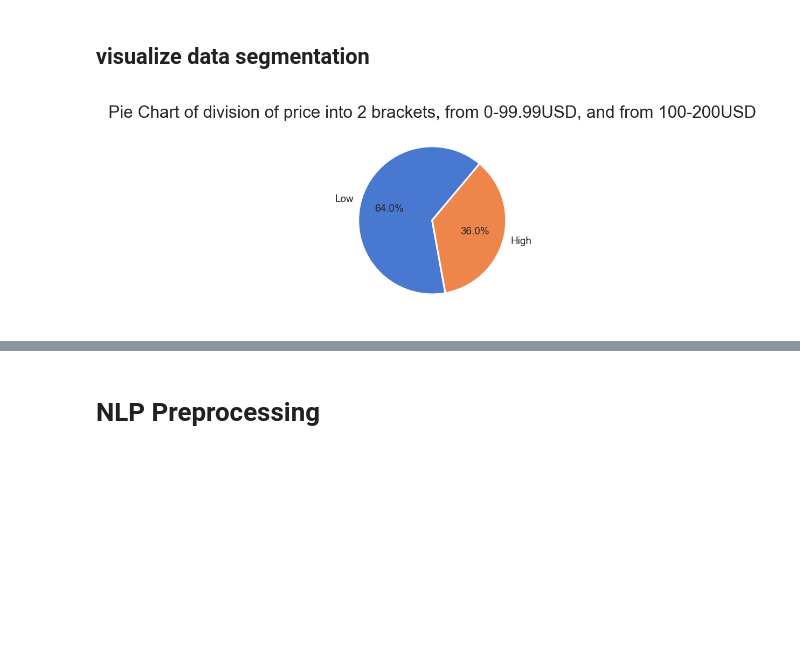
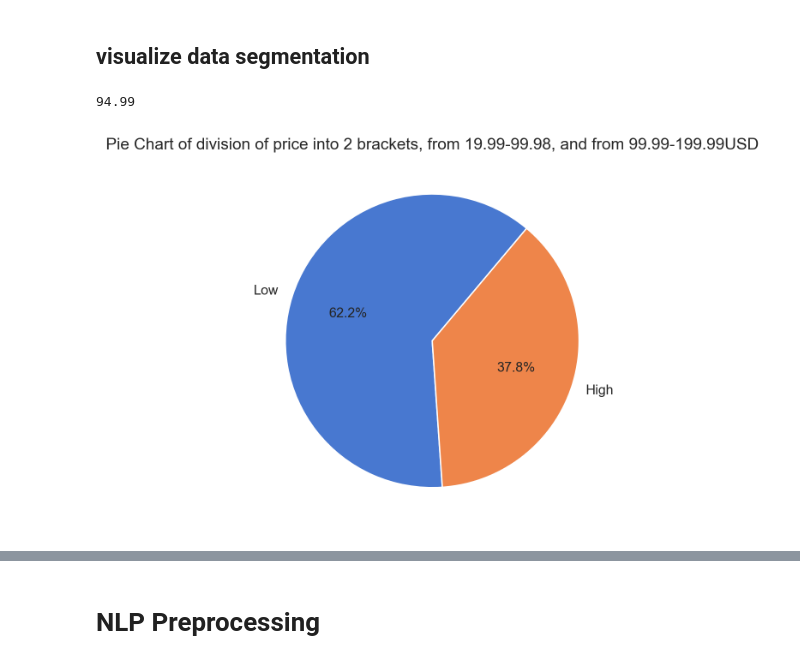
Before and after one commit to MariumS/NLP_Udemy_API, a Jupyter notebook: Full_Notebook.ipynb, the cells around one changed output, grey strips where cells are left out. Cells and saved outputs as stored; diff of their text form; code cells hidden in the pictures; blank space fills up the shorter version.

```diff
--- a/Full_Notebook.ipynb
+++ b/Full_Notebook.ipynb
@@ -194,7 +231,8 @@ def dataframing(result, category):
 categories=['Design','Marketing','Development','Music','Lifestyle']
 
 df=pd.DataFrame(columns=['id', 'price', 'headline','category'])
+
 for i in range(len(categories)):
-    n = get_all_course_data(max_records=5000, category=categories[i])
+    n = get_all_course_data(max_records=5000, category=categories[i], language='en')
     n = dataframing(n, category=categories[i])
     df = df.append([n])
@@ -367,0 +461,3 @@ data.price.max()/2-1
+# %%
+cutoff = round(data.price.max()/2-.01, 2)
+cutoff
@@ -368,7 +466,7 @@ data.price.max()/2-1
 # %%
 data['price_bracket_2']=0
 for i in range(0, len(data)):
-    if (data.price[i] <= ((data.price.max()/2)-.01)):
+    if (data.price[i] <= (cutoff)):
         data['price_bracket_2'][i]=0
     else:
         data['price_bracket_2'][i]=1
@@ -380,21 +478,30 @@ data['price_bracket_2'].value_counts()
 Name: price_bracket_2, dtype: int64
 # %% [markdown]
 ## visualize data segmentation
+# %%
+l = data[data.price_bracket_2==0]
+h = data[data.price_bracket_2==1]
+# %%
+ l1.price.max()
+# %% [output]
+94.99
 # %%
-l = len(data[data.price_bracket_2==0])
-h = len(data[data.price_bracket_2==1])
-
+ll= len(l)
+lh = len(h)
 category_names = ['Low', 'High']
-sizes = [l, h]
-plt.figure(figsize= (2,2), dpi = 227)
+sizes = [ll, lh]
+plt.figure(figsize= (5,5), dpi = 227)
 plt.pie(sizes, labels=category_names,
-        textprops={'fontsize' :6} , startangle=50,
+        textprops={'fontsize' :10} , startangle=50,
        autopct= '%1.1f%%')
-plt.title('Pie Chart of division of price into 2 brackets, from 0-99.99USD, and from 100-200USD', size=10)
+plt.title('Pie Chart of division of price into 2 brackets, from {}-{}, and from {}-{}USD'.format(l.price.min(),
+                                                                                                 cutoff,
+                                                                                                 h.price.min(),
+                                                                                                 h.price.max(), size=10))
 
 plt.show()
 # %% [output]
-[figure, old version]
+[figure, new version]
 # %%
 data.describe()
 # %% [output]
```
Also changed, not shown: parts of 54 cells of this notebook.
